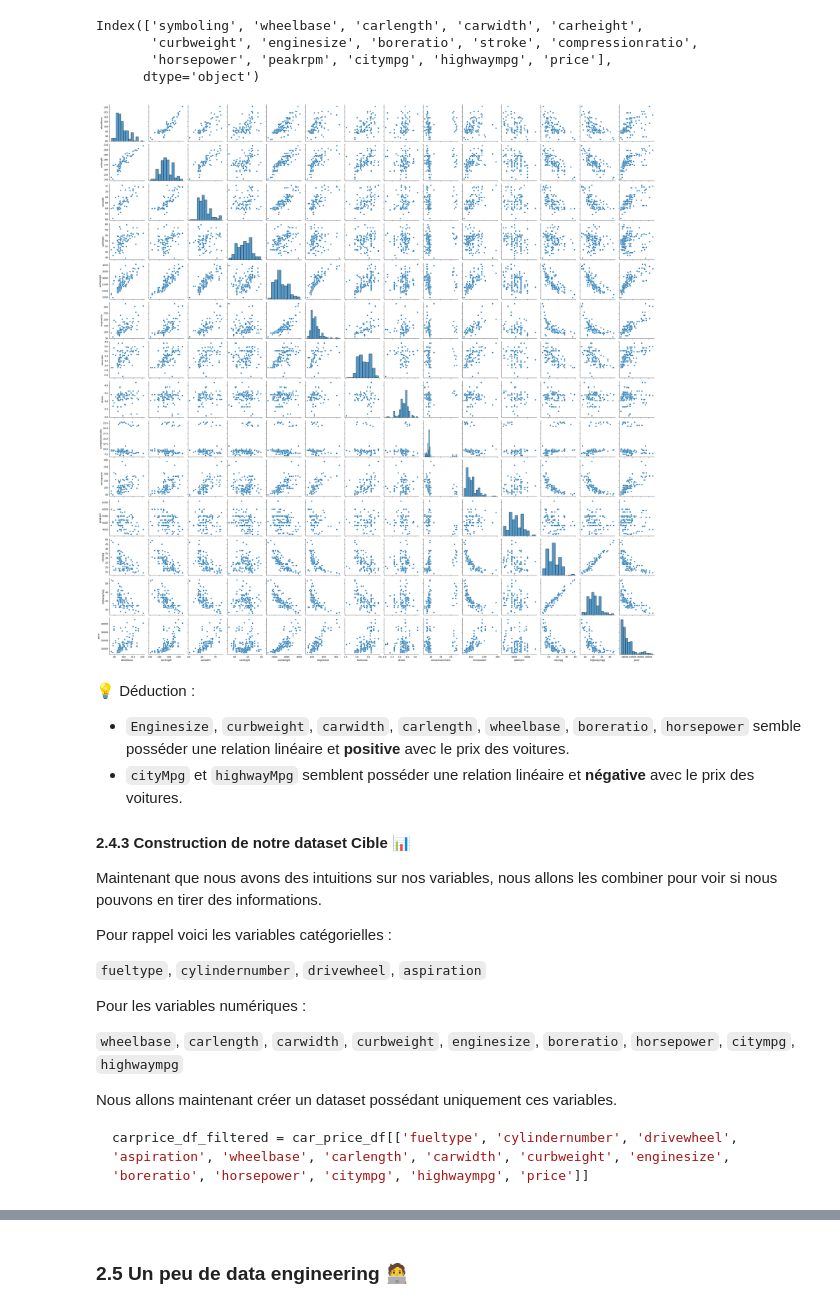
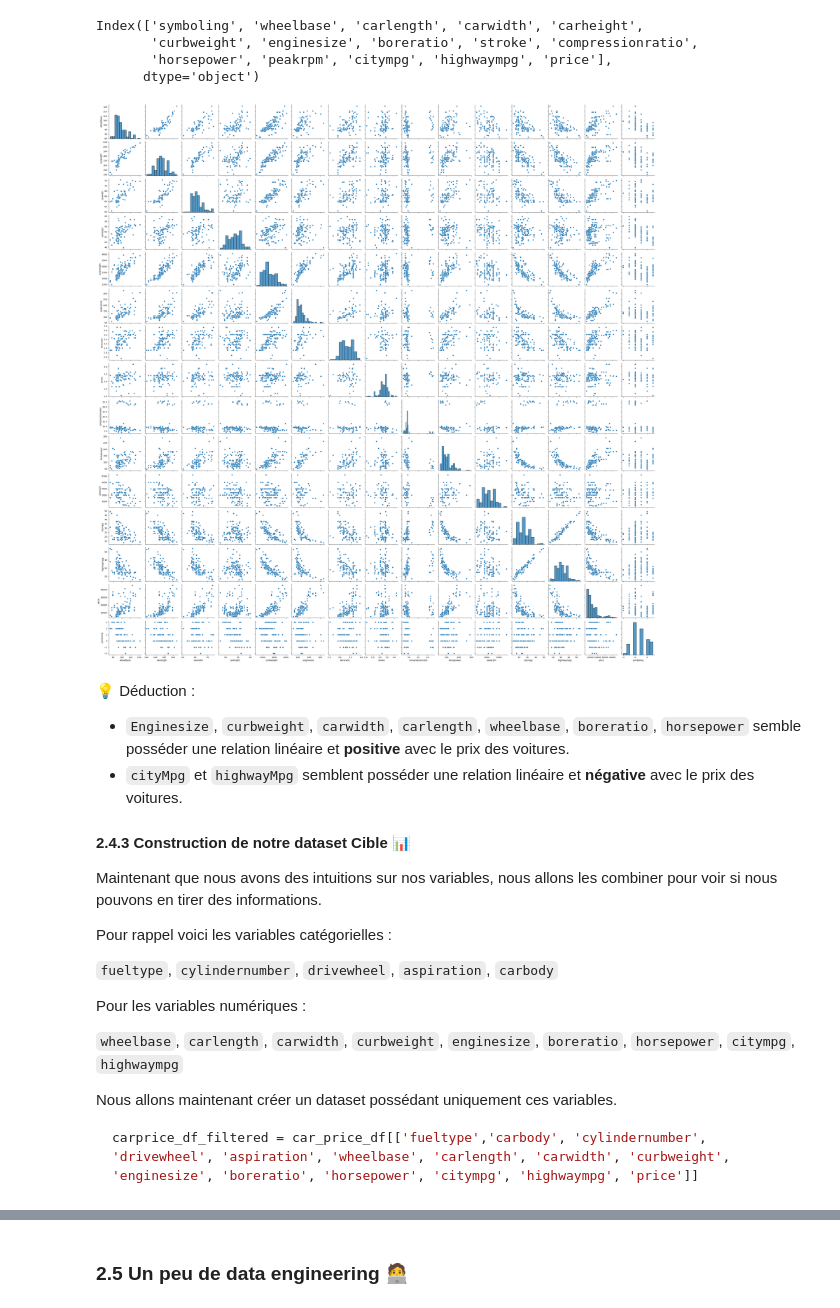
Before and after one commit to logan974/DataCupChallengeLoganFork, a Jupyter notebook: MasterClass_3/Cours3.ipynb, the cells around one changed output, grey strips where cells are left out. Saved outputs shown, nothing was run; the diff lists cells and outputs as text; code cells hidden in the pictures.

````diff
--- a/MasterClass_3/Cours3.ipynb
+++ b/MasterClass_3/Cours3.ipynb
@@ -647,7 +647,7 @@ Pipeline(steps=[('extract_car_brand',
                 ('rename_car_brand',
                  FunctionTransformer(func=<function rename_car_brand at 0x...>))])
 # %%
-car_price_df = pipeline.fit_transform(carprice_df)
+car_price_df = pipeline.fit_transform(car_price_df)
 car_price_df['CarBrand'].unique()
 # %% [output]
 array(['alfa-romero', 'audi', 'bmw', 'chevrolet', 'dodge', 'honda',
@@ -915,12 +917,12 @@ Index(['symboling', 'wheelbase', 'carlength', 'carwidth', 'carheight',
 # %%
 
 # On récupérer les variables numériques qui nous intéresse et par la suite on affiche un pairplot.
 sns.pairplot(car_price_df[[ 'wheelbase', 'carlength', 'carwidth', 'carheight',
        'curbweight', 'enginesize', 'boreratio', 'stroke', 'compressionratio',
-       'horsepower', 'peakrpm', 'citympg', 'highwaympg', 'price']])
+       'horsepower', 'peakrpm', 'citympg', 'highwaympg', 'price','symboling']])
 plt.show()
 # %% [output]
-[figure, old version]
+[figure, new version]
 # %% [markdown]
 💡 Déduction :
 - ```Enginesize```, ```curbweight```, ```carwidth```, ```carlength```, ```wheelbase```, ```boreratio```, ```horsepower``` semble posséder une relation linéaire et **positive** avec le prix des voitures.
@@ -932,7 +934,7 @@ Maintenant que nous avons des intuitions sur nos variables, nous allons les comb
 
 Pour rappel voici les variables catégorielles :
 
-```fueltype```, ```cylindernumber```, ```drivewheel```, ```aspiration```
+```fueltype```, ```cylindernumber```, ```drivewheel```, ```aspiration```, ```carbody```
 
 Pour les variables numériques :
 
@@ -941,6 +943,6 @@ Pour les variables numériques :
 Nous allons maintenant créer un dataset possédant uniquement ces variables.
 
 ```python
-carprice_df_filtered = car_price_df[['fueltype', 'cylindernumber', 'drivewheel', 'aspiration', 'wheelbase', 'carlength', 'carwidth', 'curbweight', 'enginesize', 'boreratio', 'horsepower', 'citympg', 'highwaympg', 'price']]
+carprice_df_filtered = car_price_df[['fueltype','carbody', 'cylindernumber', 'drivewheel', 'aspiration', 'wheelbase', 'carlength', 'carwidth', 'curbweight', 'enginesize', 'boreratio', 'horsepower', 'citympg', 'highwaympg', 'price']]
 ```
 # %%
````
Also changed, not shown: parts of 15 cells of this notebook.
